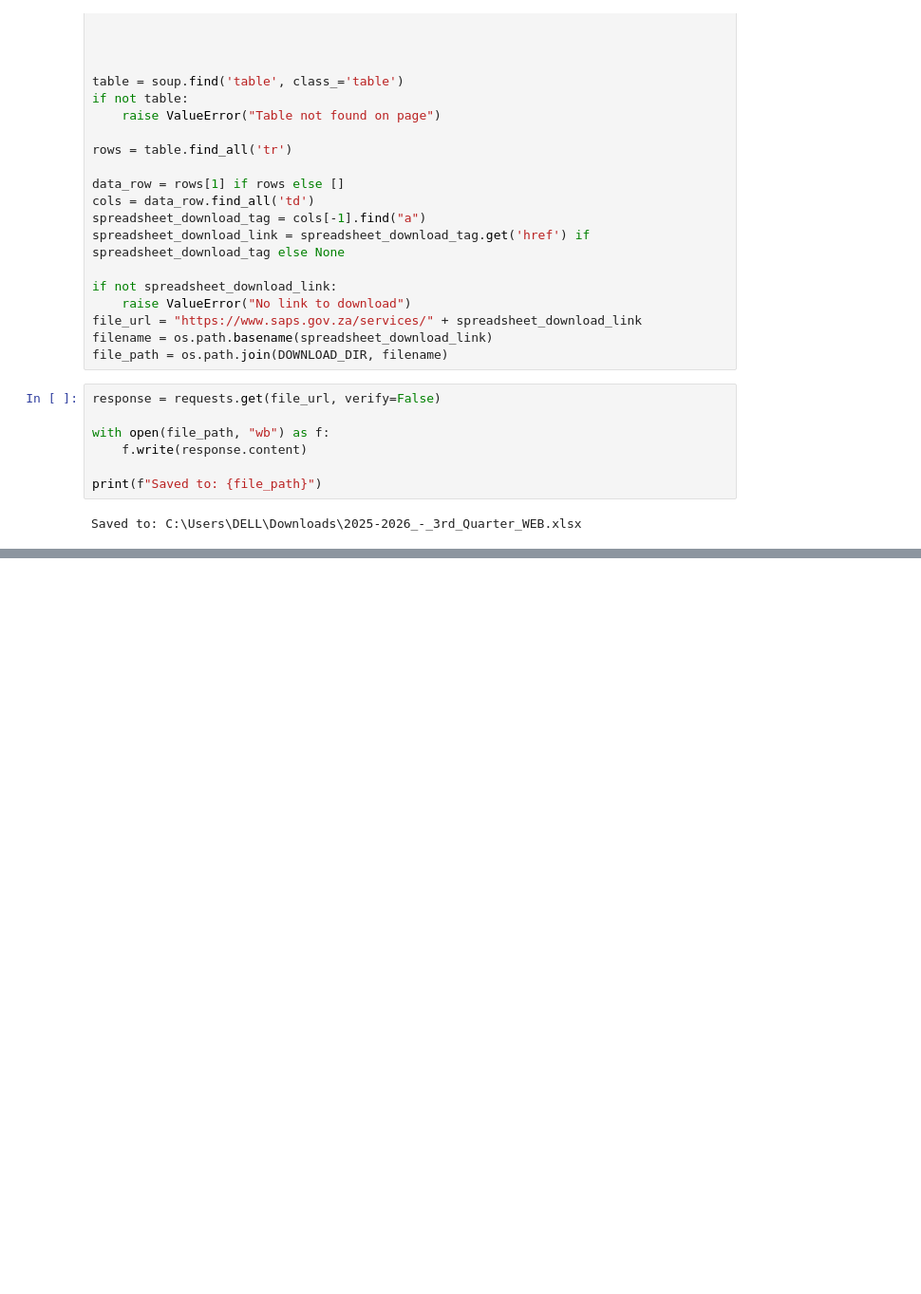
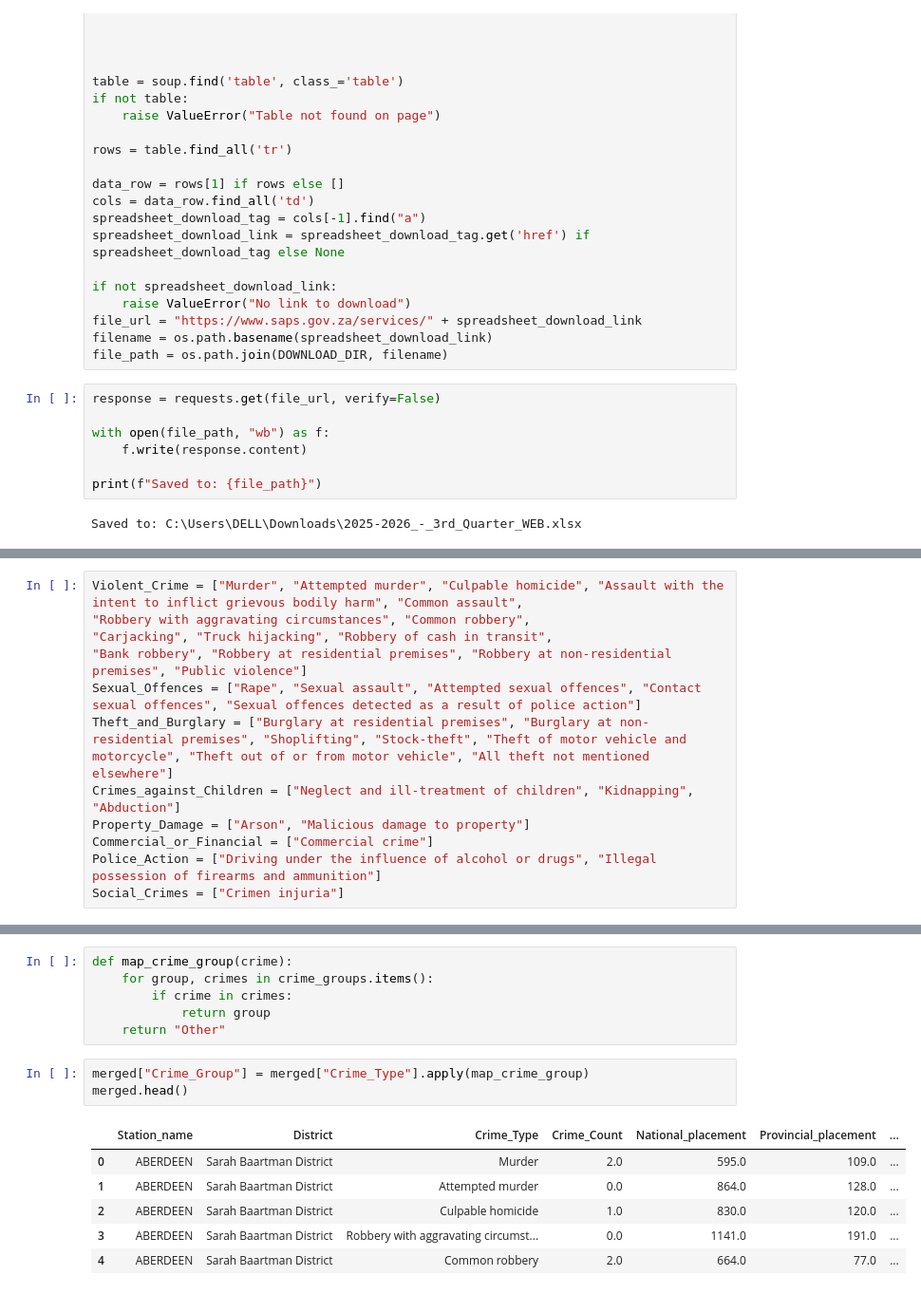
Before and after one commit to monitor-crime-talent-org/monitor-crime-and-talent, a Jupyter notebook: notebook/explore_the_data.ipynb, the cells around one changed output, grey strips where cells are left out. Shown at 95% size. Drawn from its saved outputs; the diff is of its cells as text; blank space fills up the shorter version.

```diff
--- a/notebook/explore_the_data.ipynb
+++ b/notebook/explore_the_data.ipynb
@@ -183,0 +219,12 @@ Saved to: C:\Users\DELL\Downloads\2025-2026_-_3rd_Quarter_WEB.xlsx
+# %%
+Violent_Crime = ["Murder", "Attempted murder", "Culpable homicide", "Assault with the intent to inflict grievous bodily harm", "Common assault",
+"Robbery with aggravating circumstances", "Common robbery",
+"Carjacking", "Truck hijacking", "Robbery of cash in transit",
+"Bank robbery", "Robbery at residential premises", "Robbery at non-residential premises", "Public violence"]
+Sexual_Offences = ["Rape", "Sexual assault", "Attempted sexual offences", "Contact sexual offences", "Sexual offences detected as a result of police action"]
+Theft_and_Burglary = ["Burglary at residential premises", "Burglary at non-residential premises", "Shoplifting", "Stock-theft", "Theft of motor vehicle and motorcycle", "Theft out of or from motor vehicle", "All theft not mentioned elsewhere"]
+Crimes_against_Children = ["Neglect and ill-treatment of children", "Kidnapping", "Abduction"]
+Property_Damage = ["Arson", "Malicious damage to property"]
+Commercial_or_Financial = ["Commercial crime"]
+Police_Action = ["Driving under the influence of alcohol or drugs", "Illegal possession of firearms and ammunition"]
+Social_Crimes = ["Crimen injuria"]
@@ -183,0 +242,16 @@ Saved to: C:\Users\DELL\Downloads\2025-2026_-_3rd_Quarter_WEB.xlsx
+# %%
+def map_crime_group(crime):
+    for group, crimes in crime_groups.items():
+        if crime in crimes:
+            return group
+    return "Other"
+# %%
+merged["Crime_Group"] = merged["Crime_Type"].apply(map_crime_group)
+merged.head()
+# %% [output]
+|  | Station_name | District | Crime_Type | Crime_Count | National_placement | Provincial_placement | ... |
+| 0 | ABERDEEN | Sarah Baartman District | Murder | 2.0 | 595.0 | 109.0 | ... |
+| 1 | ABERDEEN | Sarah Baartman District | Attempted murder | 0.0 | 864.0 | 128.0 | ... |
+| 2 | ABERDEEN | Sarah Baartman District | Culpable homicide | 1.0 | 830.0 | 120.0 | ... |
+| 3 | ABERDEEN | Sarah Baartman District | Robbery with aggravating circumst... | 0.0 | 1141.0 | 191.0 | ... |
+| 4 | ABERDEEN | Sarah Baartman District | Common robbery | 2.0 | 664.0 | 77.0 | ... |
```
Also changed, not shown: parts of 26 cells of this notebook, 14 other files.
